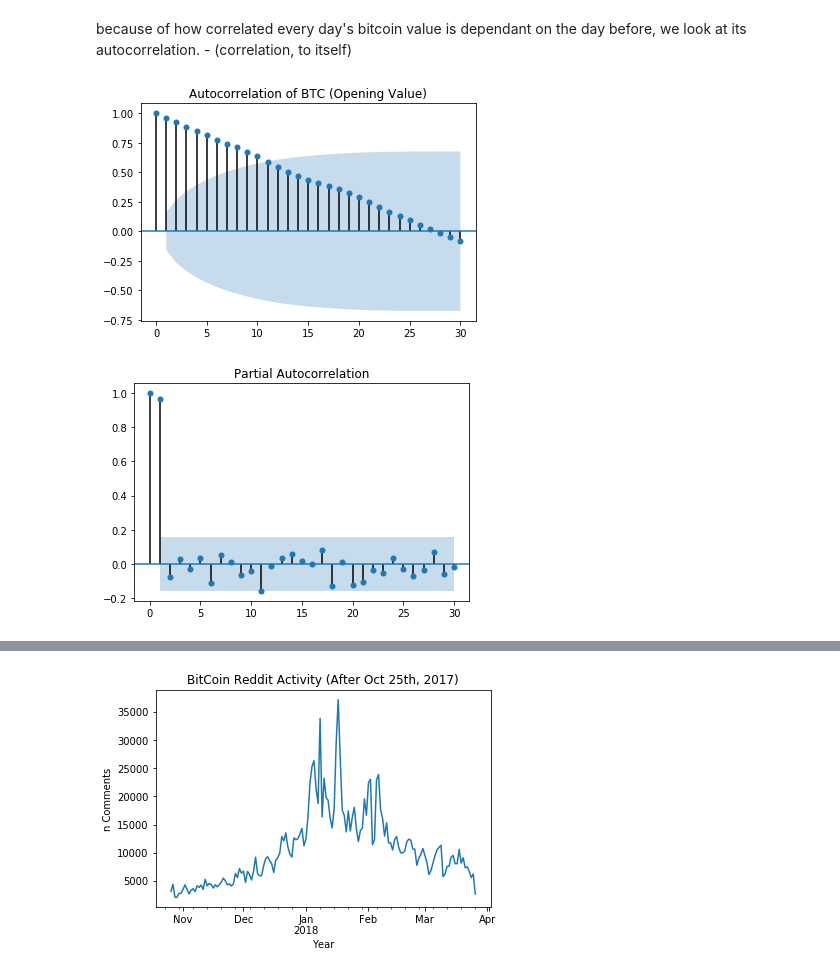
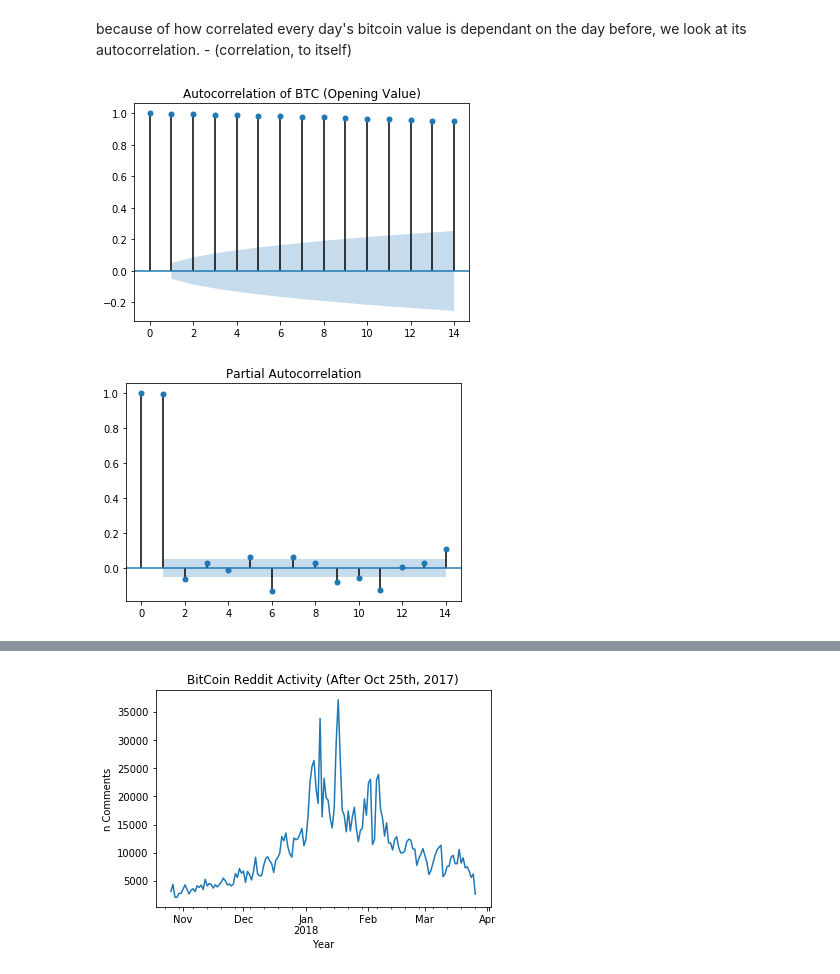
Before and after one commit to Mikhail-Naumov/Another_Bitcoin_Predictor, a Jupyter notebook: BitCoin.ipynb, the cells around one changed output, grey strips where cells are left out. Saved outputs shown, nothing was run; the diff lists cells and outputs as text; code cells hidden in the pictures.

```diff
--- a/BitCoin.ipynb
+++ b/BitCoin.ipynb
@@ -76,6 +70,7 @@ else:
     #will import last fetched csv
     c_ = c_code
     crypto = pd.read_csv('./Data/Market.csv',index_col=0)
+    crypto.index = pd.to_datetime(crypto.index)
 # %%
 #Sanity Check
 crypto.open.plot();
@@ -179,7 +174,7 @@ as such we dont need to interpolate any missing days
 #I will eventually implment a predictor comparing reddit comments with the values
 #bit = bit.join(reddit)
 # %%
-crypto = crypto.merge(reddit,left_index=True, right_index=True)
+#crypto = crypto.merge(reddit,left_index=True, right_index=True)
 # %% [markdown]
 ## Preliminary EDA
 # %%
@@ -205,11 +207,11 @@ because of how correlated every day's bitcoin value is dependant on the day befo
 we look at its autocorrelation.
     - (correlation, to itself)
 # %%
-plot_acf(crypto.open, lags=30)
+plot_acf(crypto.open, lags=14)
 plt.title('Autocorrelation of {} (Opening Value)'.format(c_code));
 # %% [output]
-[figure, old version]
+[figure, new version]
 # %%
-plot_pacf(crypto.open, lags=30);
+plot_pacf(crypto.open, lags=14);
 # %% [output]
-[figure, old version]
+[figure, new version]
```
Also changed, not shown: parts of 25 cells of this notebook.
